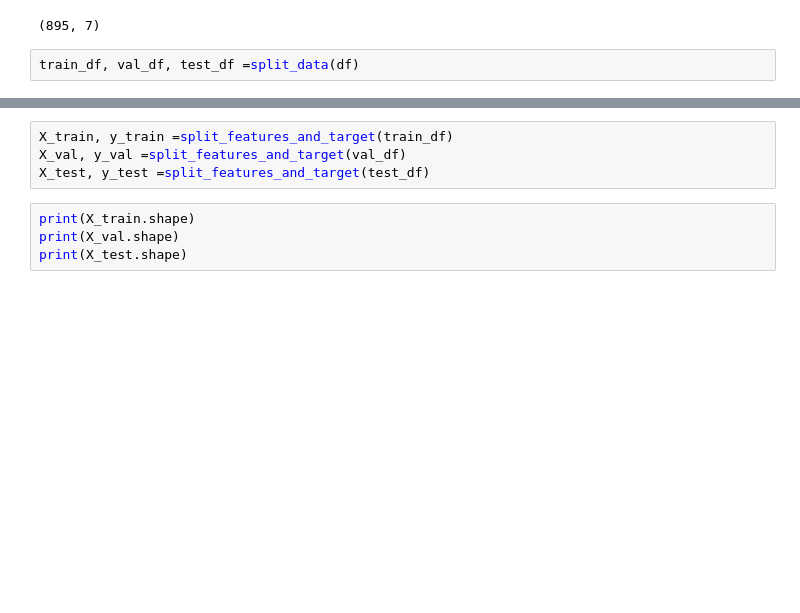
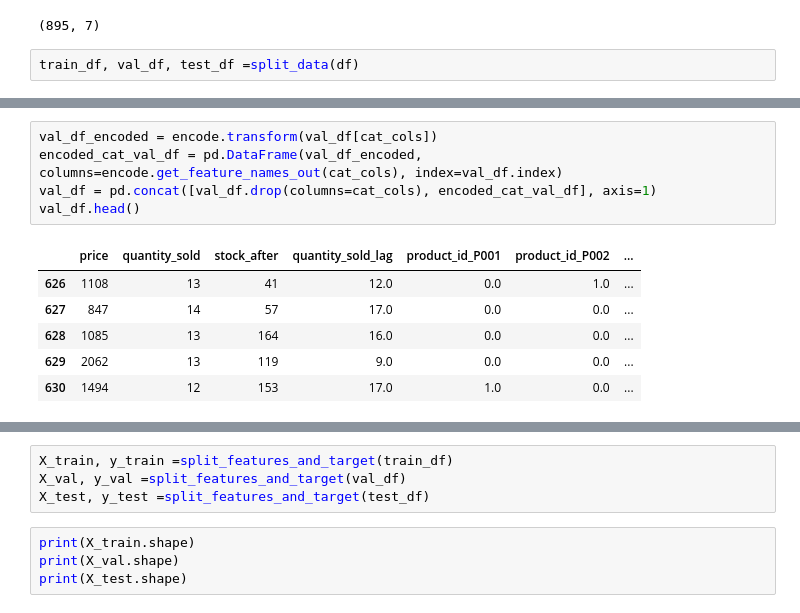
Before and after one commit to IssaMuiz/StockSense, a Jupyter notebook: notebooks/test_preprocessing.ipynb, the cells around one changed output, grey strips where cells are left out. Saved outputs shown, nothing was run; the diff lists cells and outputs as text; blank space fills up the shorter version.

```diff
--- a/notebooks/test_preprocessing.ipynb
+++ b/notebooks/test_preprocessing.ipynb
@@ -189,0 +230,12 @@ dtype: object
+# %%
+val_df_encoded = encode.transform(val_df[cat_cols])
+encoded_cat_val_df = pd.DataFrame(val_df_encoded, columns=encode.get_feature_names_out(cat_cols), index=val_df.index)
+val_df = pd.concat([val_df.drop(columns=cat_cols), encoded_cat_val_df], axis=1)
+val_df.head()
+# %% [output]
+|  | price | quantity_sold | stock_after | quantity_sold_lag | product_id_P001 | product_id_P002 | ... |
+| 626 | 1108 | 13 | 41 | 12.0 | 0.0 | 1.0 | ... |
+| 627 | 847 | 14 | 57 | 17.0 | 0.0 | 0.0 | ... |
+| 628 | 1085 | 13 | 164 | 16.0 | 0.0 | 0.0 | ... |
+| 629 | 2062 | 13 | 119 | 9.0 | 0.0 | 0.0 | ... |
+| 630 | 1494 | 12 | 153 | 17.0 | 1.0 | 0.0 | ... |
```
Also changed, not shown: parts of 10 cells of this notebook, 4 other files.
